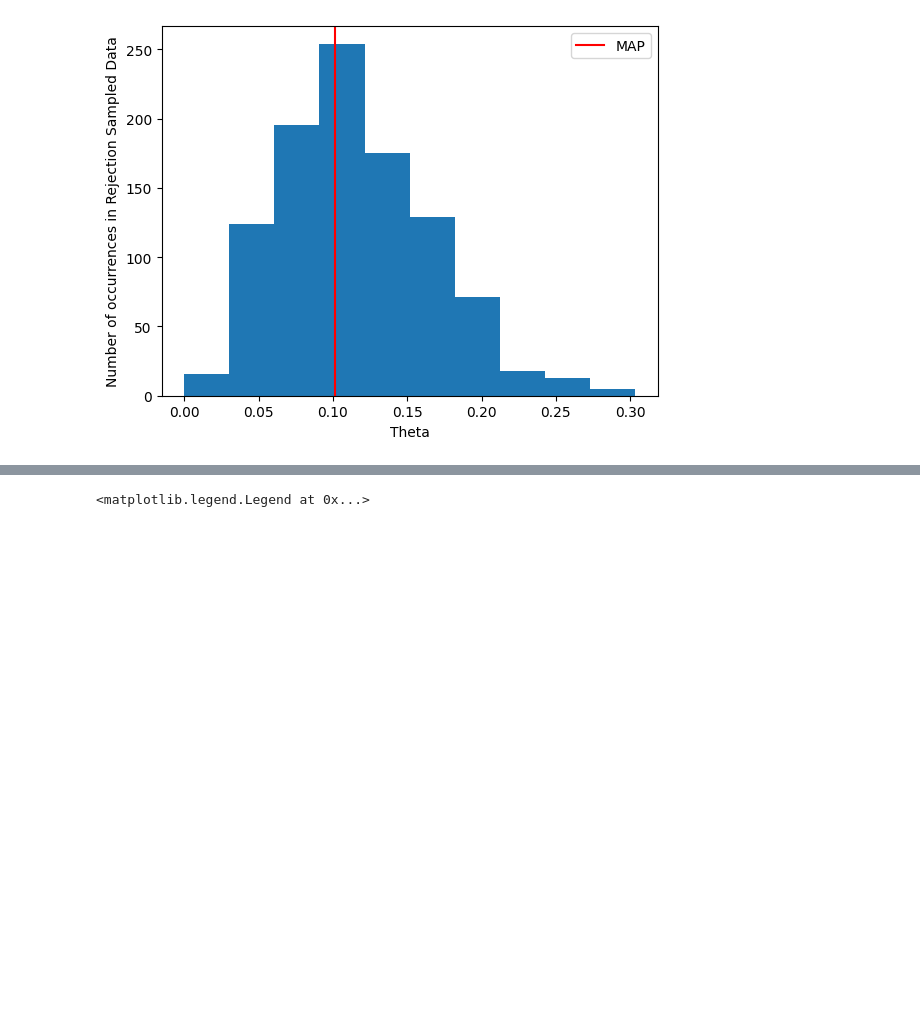
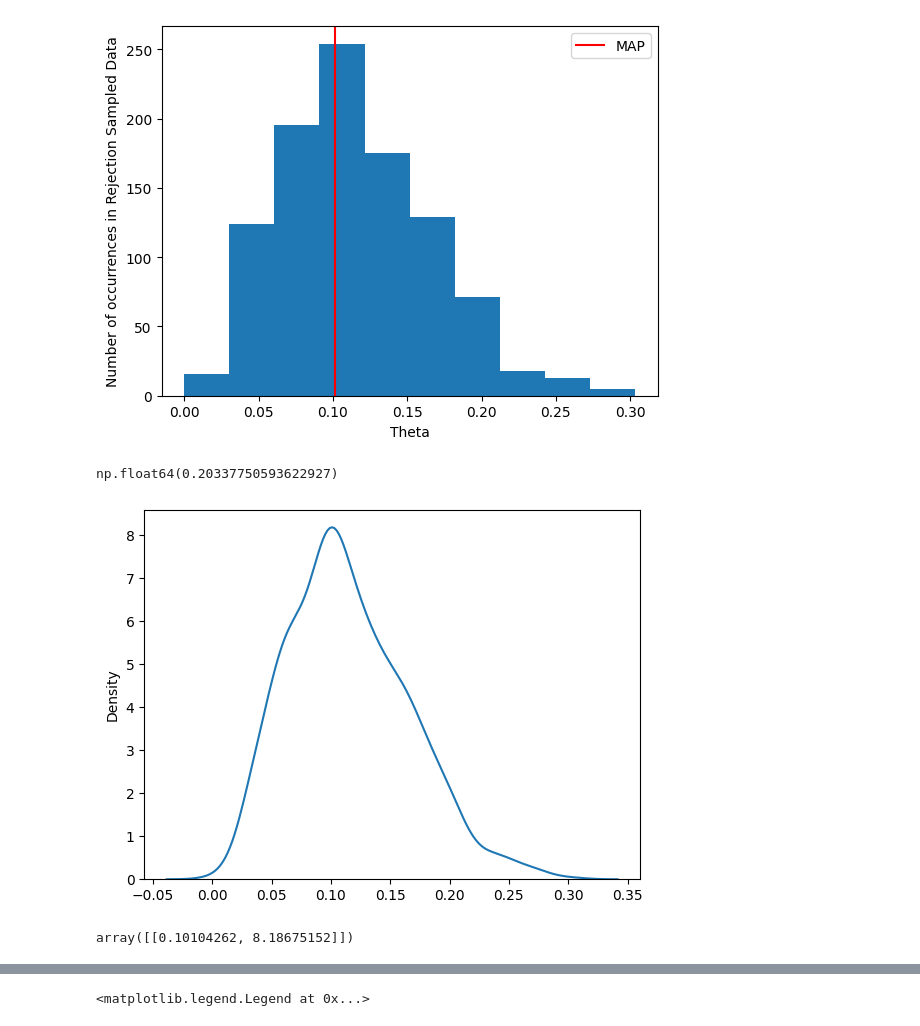
Before and after one commit to BEE4850-SP25/hw03-FenyaB, a Jupyter notebook: hw03.ipynb, the cells around one changed output, grey strips where cells are left out. Cells and saved outputs as stored; diff of their text form; code cells hidden in the pictures; blank space fills up the shorter version.

```diff
--- a/hw03.ipynb
+++ b/hw03.ipynb
@@ -168,8 +170,8 @@ while (num_kept < num_samples-1):
         y = ys[i]
         u = us[i]
         M_u = 0.05*u
-        posterior = math.exp(flip_lposterior(y, reported_cheats))
-        if M_u < posterior:
+        posterior_value = math.exp(flip_lposterior(y, reported_cheats))
+        if M_u < posterior_value:
             num_kept =  num_kept + 1
             keep_samp[num_kept] = y
 
@@ -192,3 +188,16 @@ plt.legend()
 # %% [output]
 <matplotlib.legend.Legend at 0x...>
 [figure]
+# %%
+percent95
+# %% [output]
+np.float64(0.20337750593622927)
+# %%
+ax = sns.kdeplot(keep_samp)
+data = ax.lines[0].get_xydata()
+# %% [output]
+[figure, added]
+# %%
+data[np.where(data[:, 1] == max(data[:, 1]))]
+# %% [output]
+array([[0.10104262, 8.18675152]])
```
Also changed, not shown: parts of 25 cells of this notebook.
